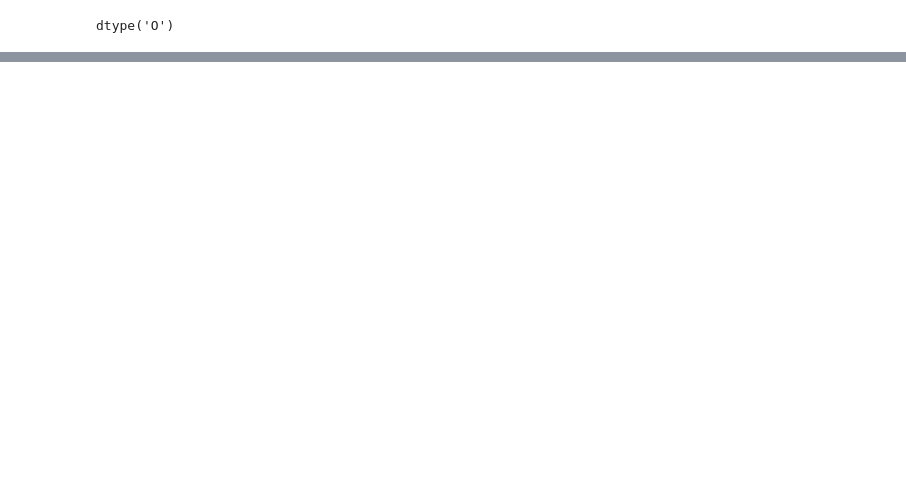
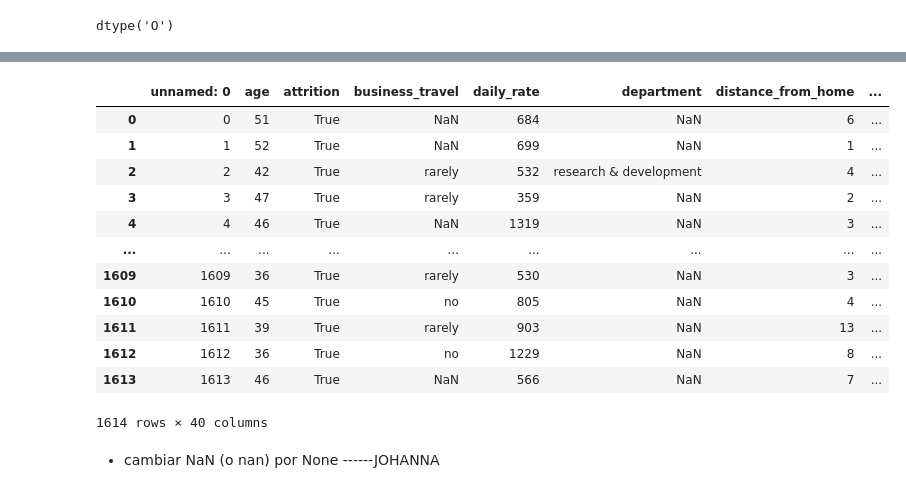
Before and after one commit to icorreald/proyecto-da-promo-G-modulo-3-team-3, a Jupyter notebook: notebooks/df_unificaciones.ipynb, the cells around one changed output, grey strips where cells are left out. Drawn from its saved outputs; the diff is of its cells as text; code cells hidden in the pictures; blank space fills up the shorter version.

```diff
--- a/notebooks/df_unificaciones.ipynb
+++ b/notebooks/df_unificaciones.ipynb
@@ -200 +192,7 @@ revisar:
+# %%
+df["Department"] = df["Department"].str.lower()
+# %%
+df['WORKLIFEBALANCE'] = df['WORKLIFEBALANCE'].str.replace(',', '.').astype(float).fillna(99999).astype(int)
+# %%
+df['DailyRate'] = df['DailyRate'].replace(',', '.').replace('$', '').astype(float).fillna(99999).astype(int)
 # %%
@@ -201,0 +286,21 @@ df
+# %%
+#sustituyo los nombres antiguos por la nueva lista
+df.columns = nuevas_columnas
+# %%
+df["work_life_balance"]
+# %% [output]
+|  | unnamed: 0 | age | attrition | business_travel | daily_rate | department | distance_from_home | ... |
+| 0 | 0 | 51 | True | NaN | 684 | NaN | 6 | ... |
+| 1 | 1 | 52 | True | NaN | 699 | NaN | 1 | ... |
+| 2 | 2 | 42 | True | rarely | 532 | research & development | 4 | ... |
+| 3 | 3 | 47 | True | rarely | 359 | NaN | 2 | ... |
+| 4 | 4 | 46 | True | NaN | 1319 | NaN | 3 | ... |
+| ... | ... | ... | ... | ... | ... | ... | ... | ... |
+| 1609 | 1609 | 36 | True | rarely | 530 | NaN | 3 | ... |
+| 1610 | 1610 | 45 | True | no | 805 | NaN | 4 | ... |
+| 1611 | 1611 | 39 | True | rarely | 903 | NaN | 13 | ... |
+| 1612 | 1612 | 36 | True | no | 1229 | NaN | 8 | ... |
+| 1613 | 1613 | 46 | True | NaN | 566 | NaN | 7 | ... |
+1614 rows × 40 columns
+# %% [markdown]
+- cambiar NaN (o nan) por None ------JOHANNA
```
Also changed, not shown: parts of 8 cells of this notebook.
